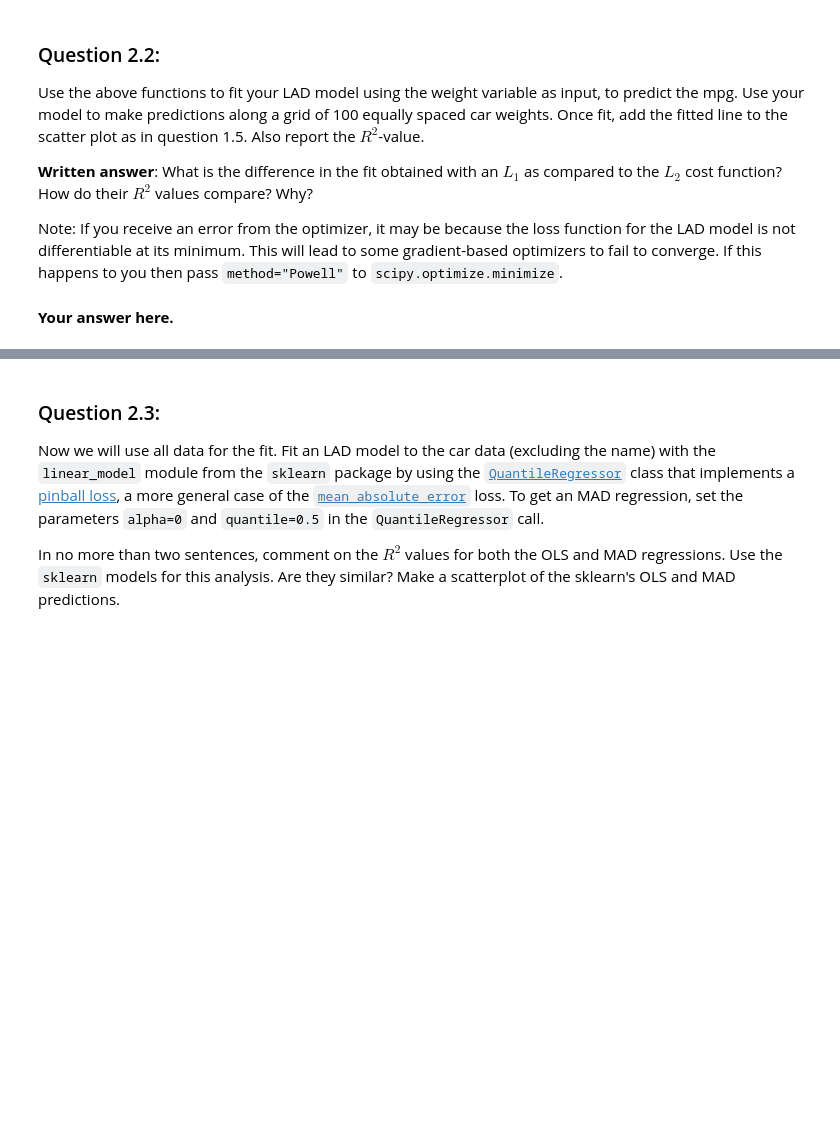
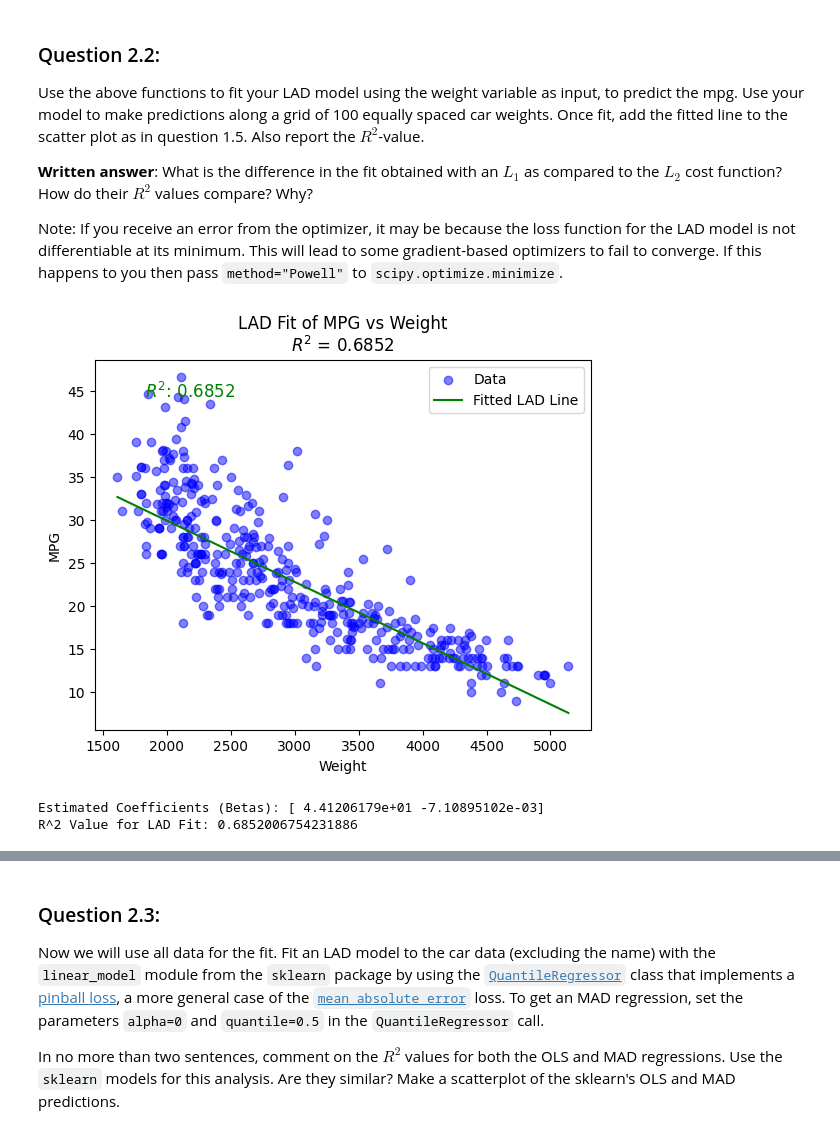
Before and after one commit to aarishlakhani/Machine-Learning, a Jupyter notebook: Loss Functions.ipynb, the cells around one changed output, grey strips where cells are left out. Saved outputs shown, nothing was run; the diff lists cells and outputs as text; code cells hidden in the pictures; blank space fills up the shorter version.

```diff
--- a/Loss Functions.ipynb
+++ b/Loss Functions.ipynb
@@ -220,2 +429,72 @@ Note: If you receive an error from the optimizer, it may be because the loss fun
-# %% [markdown]
-**Your answer here.**
+# %%
+# Your code here
+
+def fitLADModel(X, y, lossfcn):
+
+    # Initialize beta with zeros
+    beta_init = np.zeros(X.shape[1])
+
+    # Minimize the LAD loss function
+    result = minimize(
+        fun=lambda b: lossfcn(b, X, y)[0],  # Use the LAD loss only
+        x0=beta_init,
+        method="Powell"  # Use Powell method for non-differentiable losses
+    )
+
+    # Extract the best coefficients (betas)
+    betas = result.x
+
+    # Compute predictions using the best betas
+    y_hat = np.dot(X, betas)
+
+    # Calculate R^2
+    ss_res = np.sum((y - y_hat) ** 2)  # Residual sum of squares
+    ss_tot = np.sum((y - np.mean(y)) ** 2)  # Total sum of squares
+    r2 = 1 - (ss_res / ss_tot)  # R^2 formula
+
+    return betas, r2
+
+# Define the LAD loss function
+def linearModelLossLAD(beta, X, y):
+    y_hat = np.dot(X, beta)
+    residuals = y - y_hat
+    lad_loss = np.mean(np.abs(residuals))
+    sign_residuals = np.sign(residuals)
+    gradient = -np.dot(X.T, sign_residuals) / len(residuals)
+    return lad_loss, gradient
+
+# Load the car data
+car_data = pd.read_csv("car_data.csv")
+
+# Prepare data: weight as input and mpg as target
+X_weight = car_data['weight'].values.reshape(-1, 1)
+y_mpg = car_data['MPG'].values
+
+# Add a constant (intercept term)
+X = np.column_stack((np.ones_like(X_weight), X_weight))
+
+# Fit the LAD model
+lad_betas, lad_r2 = fitLADModel(X, y_mpg, linearModelLossLAD)
+
+# Generate predictions along a grid of weights
+weight_grid = np.linspace(X_weight.min(), X_weight.max(), 100).reshape(-1, 1)
+X_grid = np.column_stack((np.ones_like(weight_grid), weight_grid))
+y_pred_grid = np.dot(X_grid, lad_betas)
+
+# Plot the data and the fitted LAD line
+plt.scatter(X_weight, y_mpg, alpha=0.5, label='Data', color='blue')
+plt.plot(weight_grid, y_pred_grid, color='green', label='Fitted LAD Line')
+plt.xlabel('Weight')
+plt.ylabel('MPG')
+plt.title(f'LAD Fit of MPG vs Weight\n$R^2$ = {lad_r2:.4f}')
+plt.legend()
+plt.annotate(f'$R^2$: {lad_r2:.4f}', xy=(0.1, 0.9), xycoords='axes fraction', fontsize=12, color='green')
+plt.show()
+
+# Report results
+print("Estimated Coefficients (Betas):", lad_betas)
+print("R^2 Value for LAD Fit:", lad_r2)
+# %% [output]
+[figure, added]
+Estimated Coefficients (Betas): [ 4.41206179e+01 -7.10895102e-03]
+R^2 Value for LAD Fit: 0.6852006754231886
```
Also changed, not shown: parts of 26 cells of this notebook.
